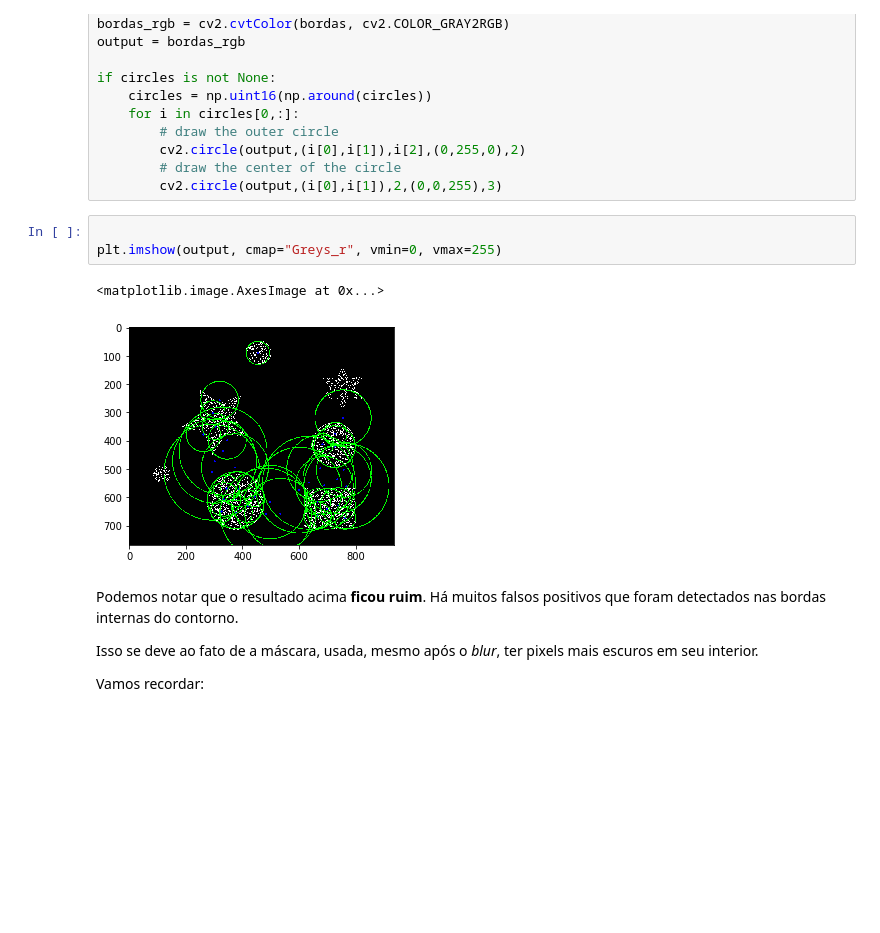
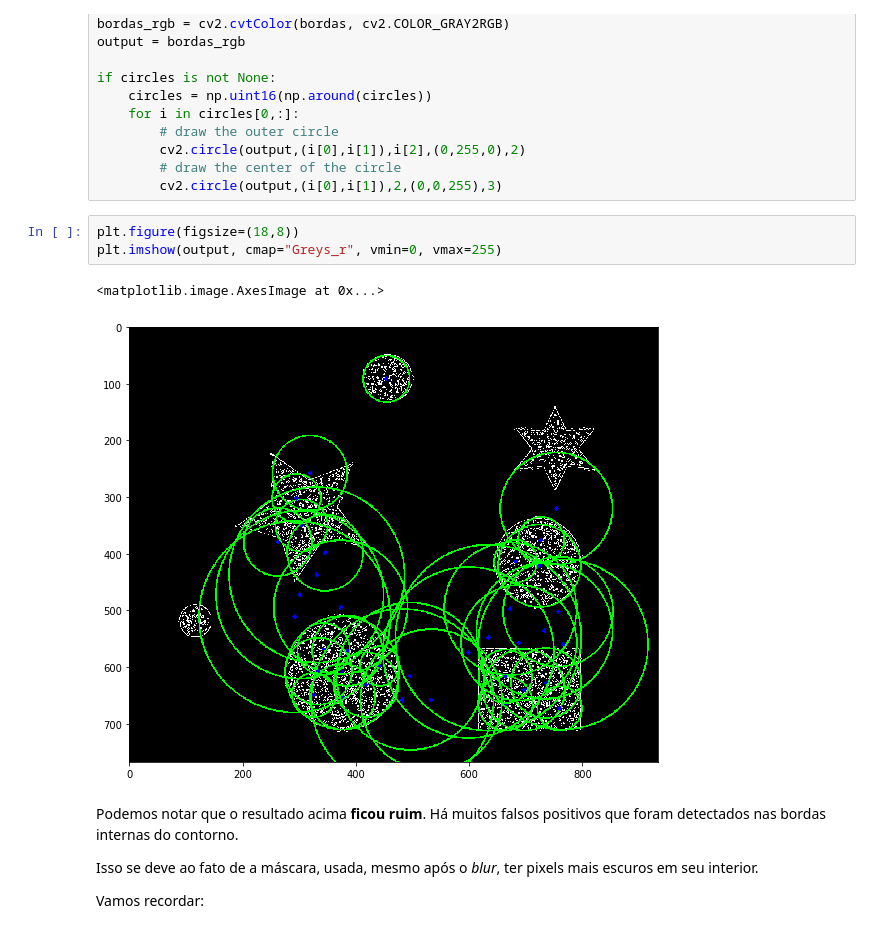
Before and after one commit to mirwox/revisao2020, a Jupyter notebook: Revisao_Imagem.ipynb, the cells around one changed output. Saved outputs shown, nothing was run; the diff lists cells and outputs as text; blank space fills up the shorter version.

```diff
--- a/Revisao_Imagem.ipynb
+++ b/Revisao_Imagem.ipynb
@@ -764,11 +815,11 @@ if circles is not None:
         # draw the center of the circle
         cv2.circle(output,(i[0],i[1]),2,(0,0,255),3)
 # %%
-
+plt.figure(figsize=(18,8))
 plt.imshow(output, cmap="Greys_r", vmin=0, vmax=255)
 # %% [output]
 <matplotlib.image.AxesImage at 0x...>
-[figure, old version]
+[figure, new version]
 # %% [markdown]
 Podemos notar que o resultado acima **ficou ruim**. Há muitos falsos positivos que foram detectados nas bordas internas do contorno.
 
```
Also changed, not shown: parts of 20 cells of this notebook.
